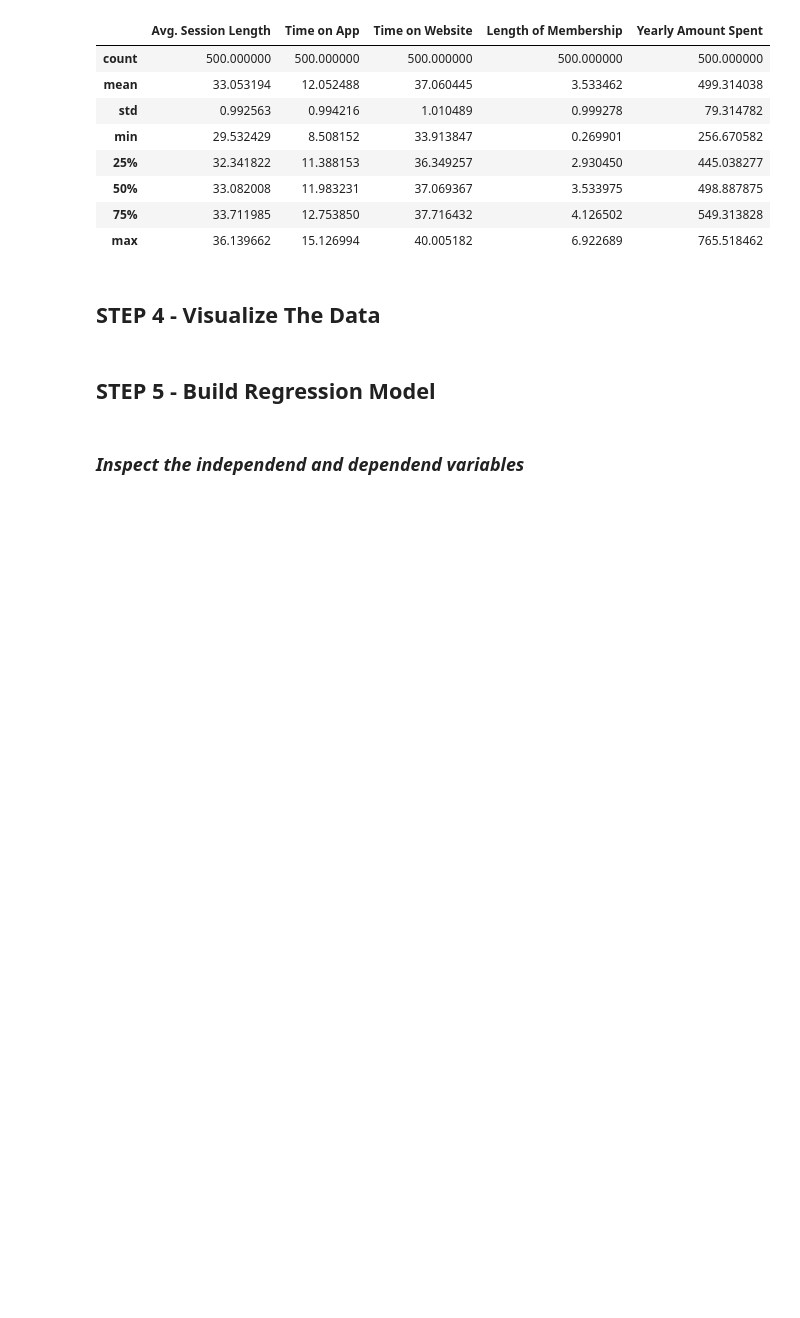
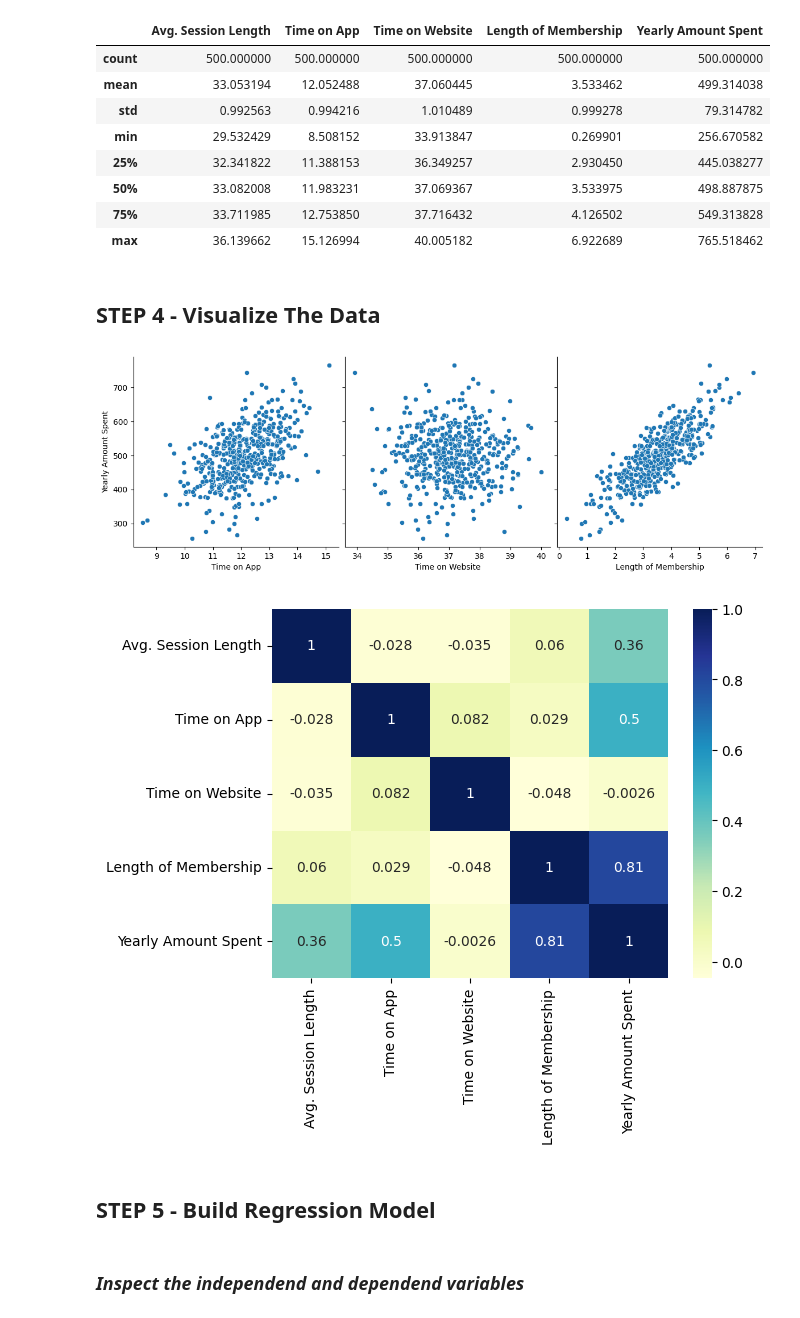
Before and after one commit to Rafazand/MachineL, a Jupyter notebook: MachineL_Jobsheet3.ipynb, the cells around one changed output. Saved outputs shown, nothing was run; the diff lists cells and outputs as text; code cells hidden in the pictures; blank space fills up the shorter version.

```diff
--- a/MachineL_Jobsheet3.ipynb
+++ b/MachineL_Jobsheet3.ipynb
@@ -55,16 +55,20 @@ memory usage: 31.4+ KB
 # %%
 # import library
 import matplotlib.pyplot as plt
 import seaborn as sns
 
 # visualize the data using pairplot
 sns.pairplot(data, x_vars=['Time on App', 'Time on Website', 'Length of Membership'],
              y_vars='Yearly Amount Spent', size=4, aspect=1, kind='scatter')
 plt.show()
 
 # visualize the data correlation using heatmaps
-sns.heatmap(data.corr(), cmap="YlGnBu", annot=True)
+# Exclude non-numerical columns from the correlation calculation
+sns.heatmap(data.select_dtypes(include=np.number).corr(), cmap="YlGnBu", annot=True)
 plt.show()
+# %% [output]
+[figure, added]
+[figure, added]
 # %% [markdown]
 ## STEP 5 - Build Regression Model
 # %% [markdown]
```
Also changed, not shown: parts of 22 cells of this notebook.
